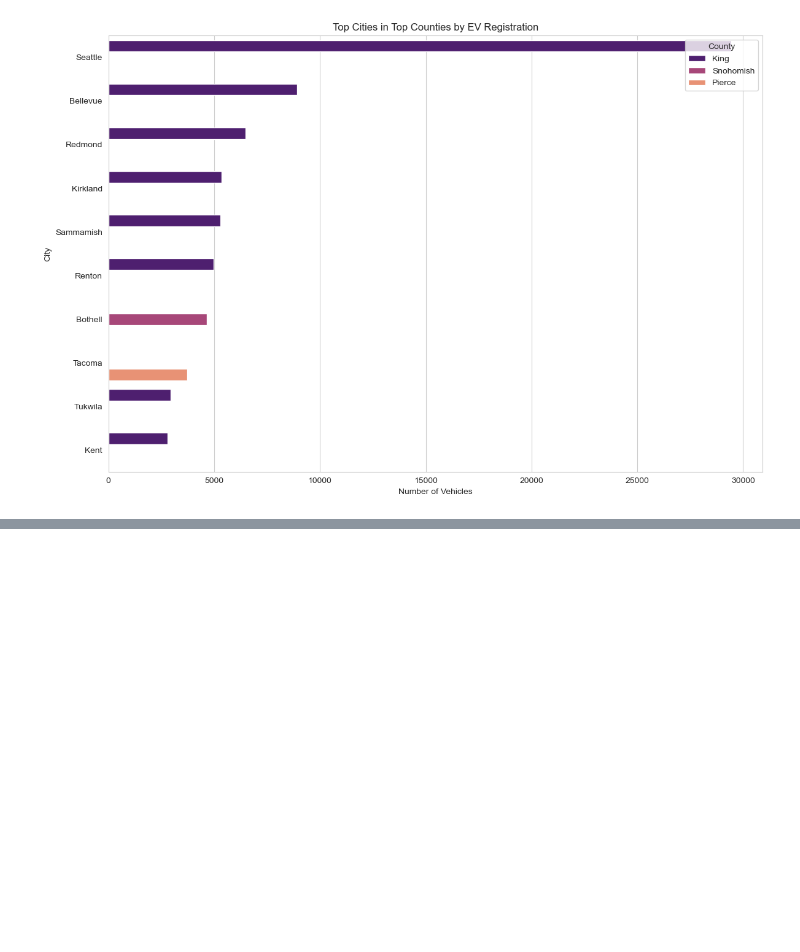
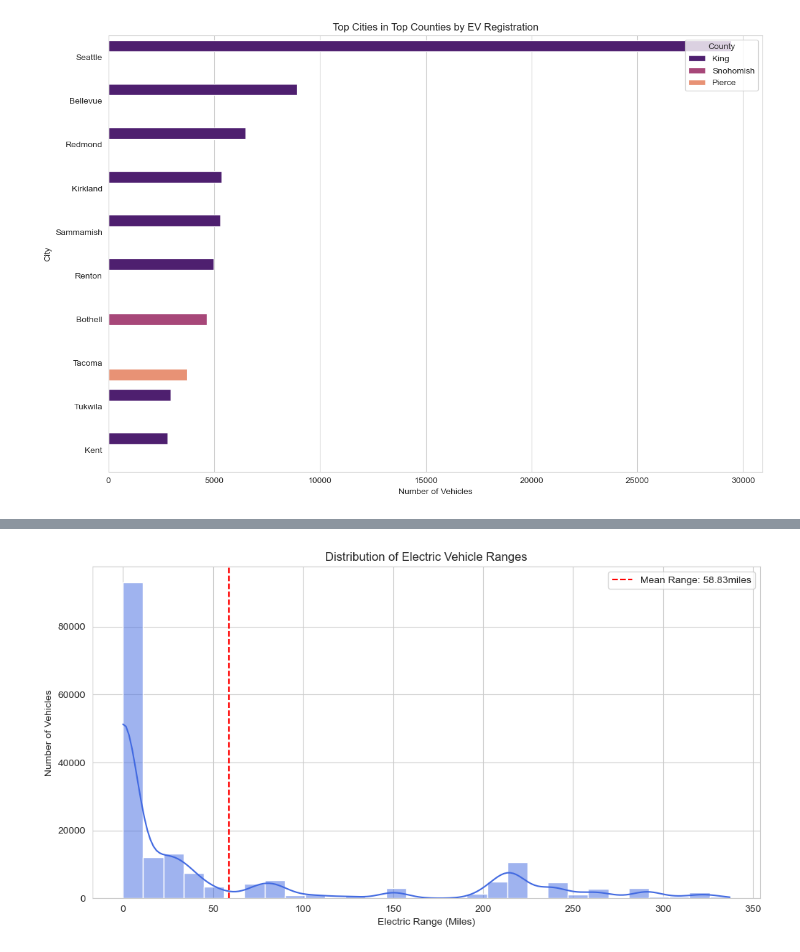
Before and after one commit to SirTee12/Marketing-Analysis-Projects, a Jupyter notebook: Electric-Vehicle-Market-Analysis/Electric_Vehicle.ipynb, the cells around one changed output, grey strips where cells are left out. Drawn from its saved outputs; the diff is of its cells as text; code cells hidden in the pictures; blank space fills up the shorter version.

Commit message:
Added the codes for plotting graph of electric range over different parameters

```diff
--- a/Electric-Vehicle-Market-Analysis/Electric_Vehicle.ipynb
+++ b/Electric-Vehicle-Market-Analysis/Electric_Vehicle.ipynb
@@ -276,0 +290,14 @@ plt.show();
+# %%
+# plot the distribution of electric ranges
+plt.figure(figsize=(12, 6))
+sns.histplot(ev_data_or['Electric Range'], bins= 30,
+            kde = True, color = 'royalblue')
+plt.title('Distribution of Electric Vehicle Ranges')
+plt.xlabel('Electric Range (Miles)')
+plt.ylabel('Number of Vehicles')
+plt.axvline(ev_data_or['Electric Range'].mean(), color = 'red',
+           linestyle= '--', label = f'Mean Range: {ev_data_or["Electric Range"].mean():.2f}miles')
+plt.legend()
+plt.show()
+# %% [output]
+[figure, added]
```
Also changed, not shown: parts of 22 cells of this notebook.
